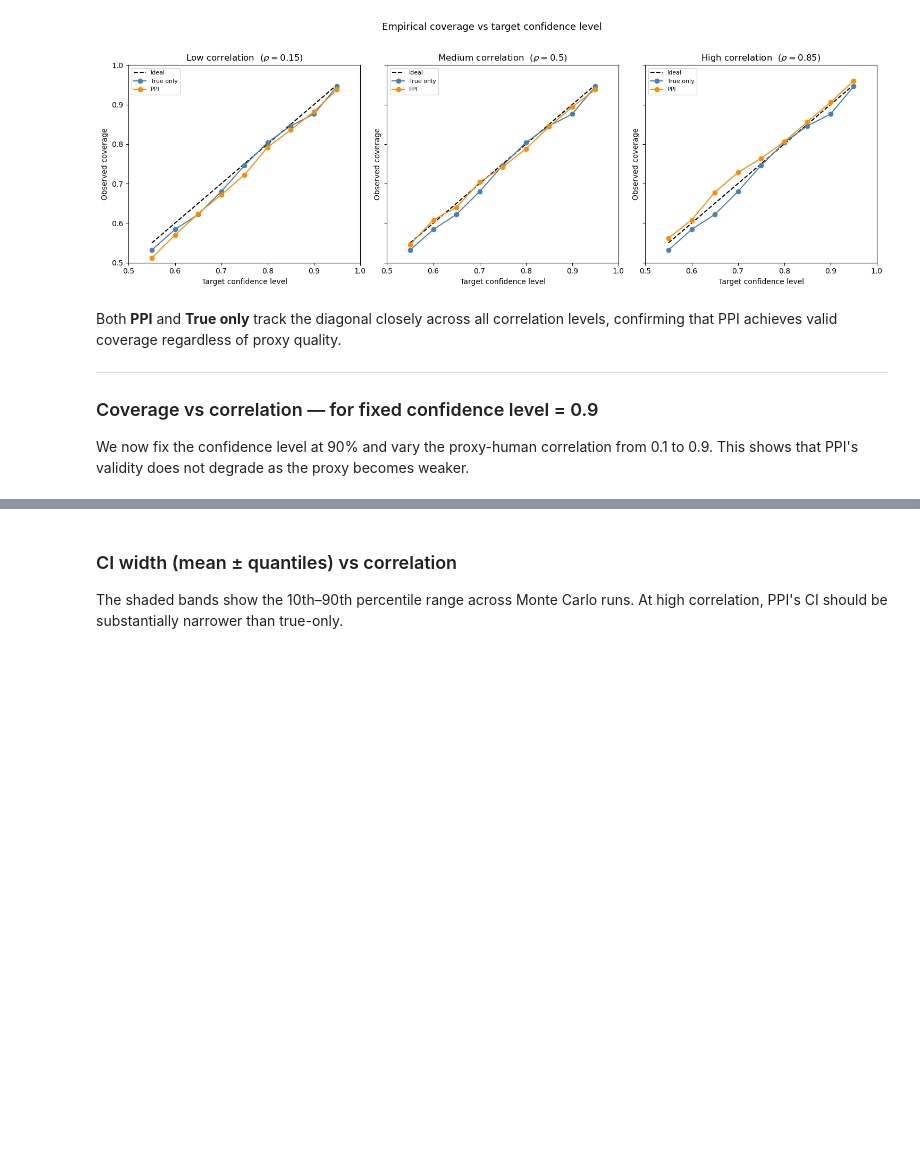
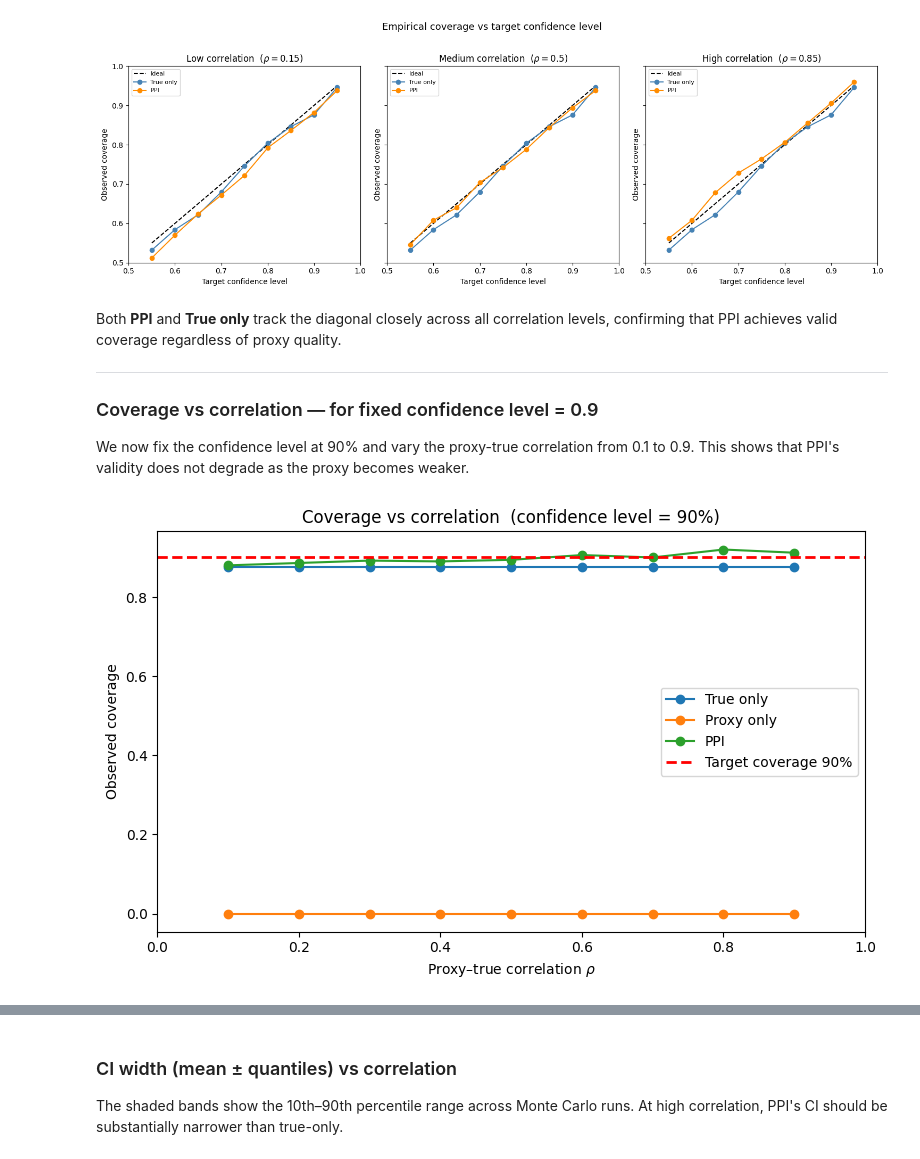
Before and after one commit to EmertonData/glide, a Jupyter notebook: docs/notebooks/PPI_demo_synthdata_binary.ipynb, the cells around one changed output, grey strips where cells are left out. Cells and saved outputs as stored; diff of their text form; code cells hidden in the pictures; blank space fills up the shorter version.

```diff
--- a/docs/notebooks/PPI_demo_synthdata_binary.ipynb
+++ b/docs/notebooks/PPI_demo_synthdata_binary.ipynb
@@ -46,7 +42,7 @@ TRUE_MEAN = 0.55
 PROXY_MEAN = 0.5
 N_SEEDS = 500
 
-METHODS = ['True only', 'True + Proxy', 'Proxy only', 'PPI']
+METHODS = ['True only', 'Proxy only', 'PPI']
 # %% [markdown]
 ## 1. Data Generation
 
@@ -113,6 +107,6 @@ The function below computes means and confidence intervals using four methods :
 # %%
 def generate_estimates(dataset, confidence_level=CONFIDENCE_LEVEL):
-    """Return mean and CI for all four methods."""
+    """Return mean and CI for all three methods."""
     # --- PPI ---
     ppi_estimator = PPIMeanEstimator()
     ppi_result = ppi_estimator.estimate(
@@ -122,23 +116,19 @@ def generate_estimates(dataset, confidence_level=CONFIDENCE_LEVEL):
         confidence_level=confidence_level,
     )
     ppi_mean = ppi_result.result.mean
-    ppi_ci = (ppi_result.result.lower_bound,
-    ppi_result.result.upper_bound)
+    ppi_ci = (ppi_result.result.lower_bound, ppi_result.result.upper_bound)
+    ppi_ess = ppi_result.ess
 
     # --- Classical baselines ---
     y_true, y_proxy_lab, y_proxy_unlab = dataset_to_vectors(dataset)
 
     lo_mean, lo_ci = classical_ci(y_true, confidence_level)
-    ls_mean, ls_ci = classical_ci(np.concatenate([y_true,
-    y_proxy_unlab]), confidence_level)
-    so_mean, so_ci = classical_ci(np.concatenate([y_proxy_lab,
-    y_proxy_unlab]), confidence_level)
+    so_mean, so_ci = classical_ci(np.concatenate([y_proxy_lab, y_proxy_unlab]), confidence_level)
 
     return {
-        'True only':     {"mean": lo_mean, "CI": lo_ci},
-        'True + Proxy':  {"mean": ls_mean, "CI": ls_ci},
-        'Proxy only':    {"mean": so_mean, "CI": so_ci},
-        'PPI':           {"mean": ppi_mean, "CI": ppi_ci},
+        'True only':  {"mean": lo_mean, "CI": lo_ci},
+        'Proxy only': {"mean": so_mean, "CI": so_ci},
+        'PPI':        {"mean": ppi_mean, "CI": ppi_ci, "ess": ppi_ess},
     }
 # %% [markdown]
 ## 3. Coverage Validity
@@ -174,13 +164,13 @@ We do this for **low** ($\rho = 0.15$), **medium** ($\rho = 0.50$), and **high**
 # %%
 correlations_3 = [0.15, 0.50, 0.85]
 corr_labels = ["Low", "Medium", "High"]
-confidence_levels_sweep = np.arange(0.55, 1.00, 0.05)
+confidence_levels = np.arange(0.55, 1.00, 0.05)
 
 # ---- run simulations ----
 coverage_by_corr_cl = {}   # [corr][confidence_level] -> {method: coverage}
 for rho in correlations_3:
     coverage_by_corr_cl[rho] = {}
-    for cl in confidence_levels_sweep:
+    for cl in confidence_levels:
         coverage_by_corr_cl[rho][cl] = simulate_coverages(rho, confidence_level=cl)
 
 # ---- plot ----
@@ -189,11 +179,11 @@ plot_methods = ['True only', 'PPI']
 colors = {'True only': 'steelblue', 'PPI': 'darkorange'}
 
 for ax, rho, label in zip(axes, correlations_3, corr_labels):
-    target_coverages = confidence_levels_sweep
+    target_coverages = confidence_levels
     ax.plot(target_coverages, target_coverages, color='black', lw=1.5,
             linestyle='--', label='Ideal')
     for m in plot_methods:
-        obs = [coverage_by_corr_cl[rho][cl][m] for cl in confidence_levels_sweep]
+        obs = [coverage_by_corr_cl[rho][cl][m] for cl in confidence_levels]
         ax.plot(target_coverages, obs, marker='o', label=m, color=colors[m])
     ax.set_xlabel('Target confidence level')
     ax.set_ylabel('Observed coverage')
@@ -214,26 +204,28 @@ Both **PPI** and **True only** track the diagonal closely across all correlation
 
 ### Coverage vs correlation — for fixed confidence level = 0.9
 
-We now fix the confidence level at 90% and vary the proxy-human correlation from 0.1 to 0.9.
+We now fix the confidence level at 90% and vary the proxy-true correlation from 0.1 to 0.9.
 This shows that PPI's validity does not degrade as the proxy becomes weaker.
 # %%
-correlations_sweep = np.arange(0.1, 0.95, 0.1)
+correlations = np.arange(0.1, 0.95, 0.1)
 
-coverage_by_corr = {rho: simulate_coverages(rho) for rho in correlations_sweep}
+coverage_by_corr = {rho: simulate_coverages(rho) for rho in correlations}
 
 fig, ax = plt.subplots(figsize=(8, 5))
 for m in METHODS:
-    obs = [coverage_by_corr[rho][m] for rho in correlations_sweep]
-    ax.plot(correlations_sweep, obs, marker='o', label=m)
+    obs = [coverage_by_corr[rho][m] for rho in correlations]
+    ax.plot(correlations, obs, marker='o', label=m)
 
 ax.axhline(y=CONFIDENCE_LEVEL, color='red', linestyle='--', lw=2,
            label=f'Target coverage {CONFIDENCE_LEVEL:.0%}')
-ax.set_xlabel('Proxy–human correlation $\\rho$')
+ax.set_xlabel('Proxy–true correlation $\\rho$')
 ax.set_ylabel('Observed coverage')
 ax.set_title(f'Coverage vs correlation  (confidence level = {CONFIDENCE_LEVEL:.0%})')
 ax.set_xlim(0, 1)
 #ax.set_ylim(0.5, 1.05)
 ax.legend()
 plt.tight_layout()
 plt.show()
+# %% [output]
+[figure, added]
 # %% [markdown]
```
Also changed, not shown: parts of 11 cells of this notebook, 7 other files.
